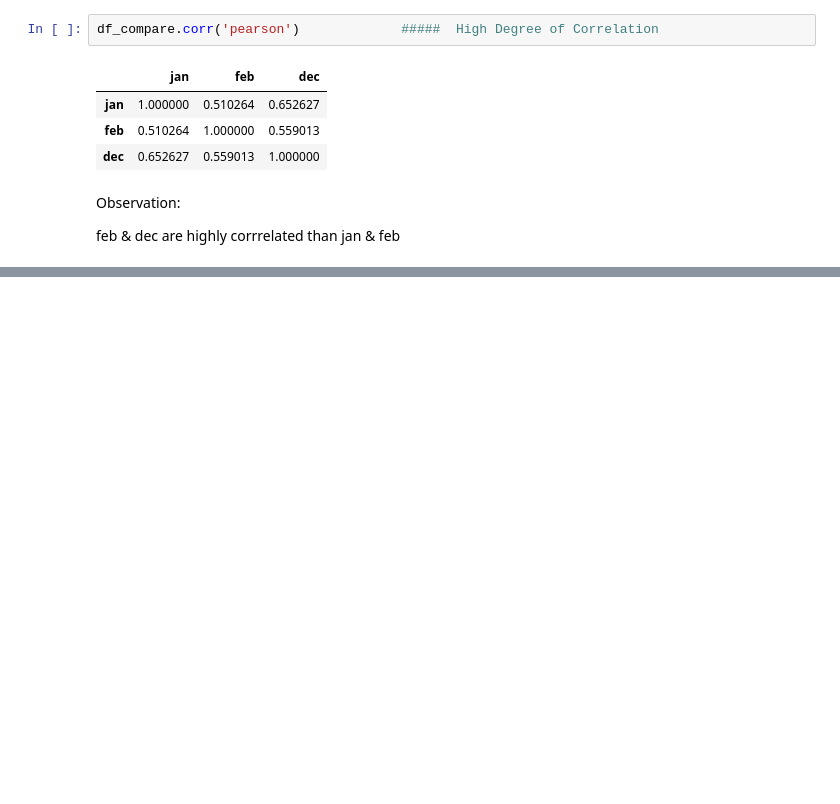
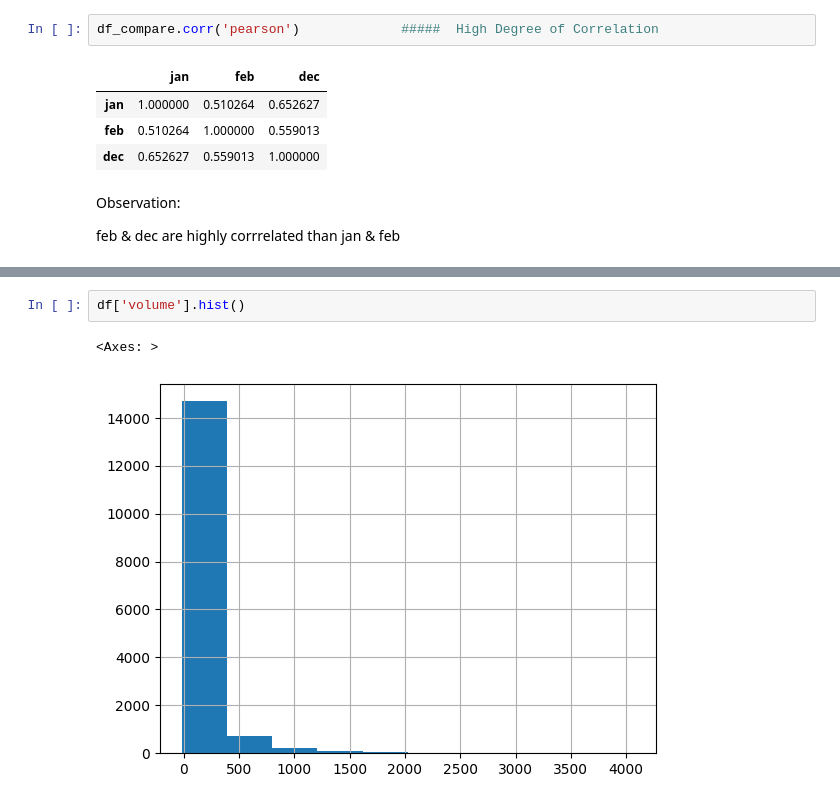
Before and after one commit to BRIJNANDA1979/Climate-Water-Supply-Forecast-Rodeo, a Jupyter notebook: Version_1_Seasonal_Analysis_of_Water_Supply_Forecast_Rodeo_project.ipynb, the cells around one changed output, grey strips where cells are left out. Drawn from its saved outputs; the diff is of its cells as text; blank space fills up the shorter version.

```diff
--- a/Version_1_Seasonal_Analysis_of_Water_Supply_Forecast_Rodeo_project.ipynb
+++ b/Version_1_Seasonal_Analysis_of_Water_Supply_Forecast_Rodeo_project.ipynb
@@ -611,0 +761,5 @@ Observation:
+# %%
+df['volume'].hist()
+# %% [output]
+<Axes: >
+[figure, added]
```
Also changed, not shown: parts of 14 cells of this notebook.
